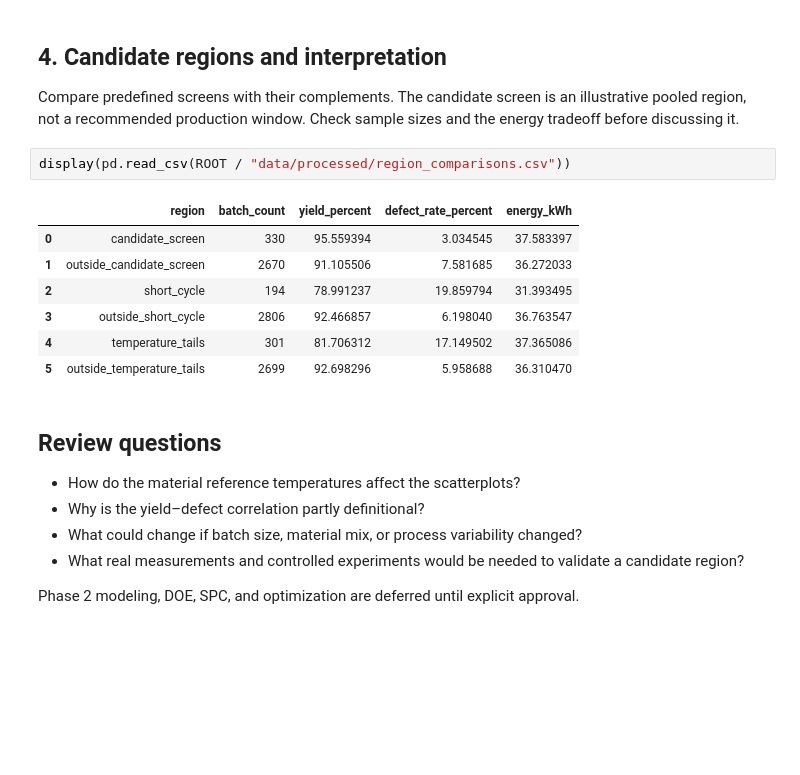
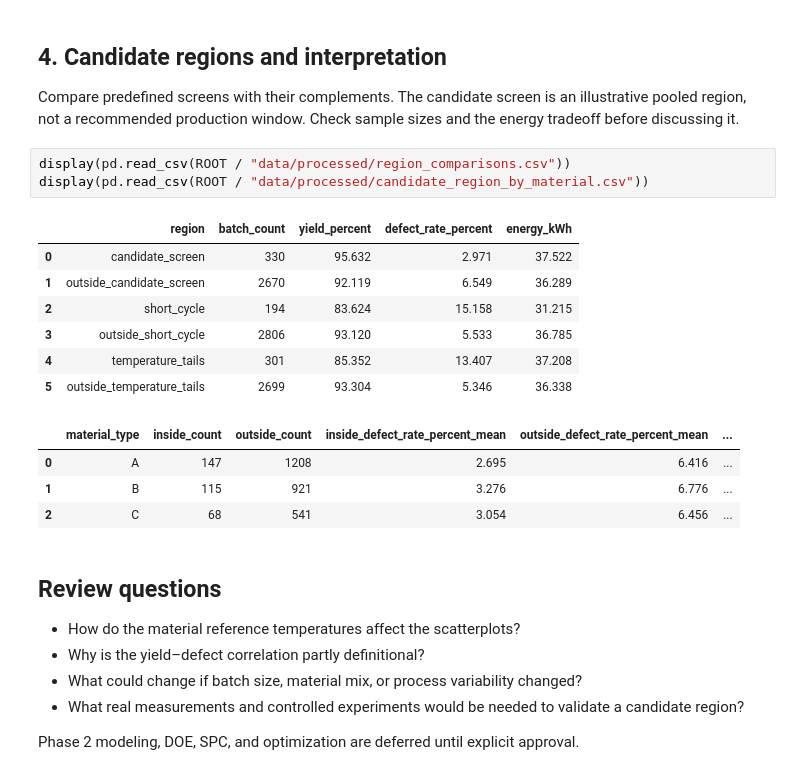
Before and after one commit to tarafdaramirreza-cloud/engineering-process-analytics, a Jupyter notebook: notebooks/01_exploratory_analysis.ipynb, the cells around one changed output. Saved outputs shown, nothing was run; the diff lists cells and outputs as text; blank space fills up the shorter version.

```diff
--- a/notebooks/01_exploratory_analysis.ipynb
+++ b/notebooks/01_exploratory_analysis.ipynb
@@ -120,14 +121,19 @@ display(pd.read_csv(ROOT / "data/processed/correlations.csv", index_col=0))
 Compare predefined screens with their complements. The candidate screen is an illustrative pooled region, not a recommended production window. Check sample sizes and the energy tradeoff before discussing it.
 # %%
 display(pd.read_csv(ROOT / "data/processed/region_comparisons.csv"))
+display(pd.read_csv(ROOT / "data/processed/candidate_region_by_material.csv"))
 # %% [output]
 |  | region | batch_count | yield_percent | defect_rate_percent | energy_kWh |
-| 0 | candidate_screen | 330 | 95.559394 | 3.034545 | 37.583397 |
-| 1 | outside_candidate_screen | 2670 | 91.105506 | 7.581685 | 36.272033 |
-| 2 | short_cycle | 194 | 78.991237 | 19.859794 | 31.393495 |
-| 3 | outside_short_cycle | 2806 | 92.466857 | 6.198040 | 36.763547 |
-| 4 | temperature_tails | 301 | 81.706312 | 17.149502 | 37.365086 |
-| 5 | outside_temperature_tails | 2699 | 92.698296 | 5.958688 | 36.310470 |
+| 0 | candidate_screen | 330 | 95.632 | 2.971 | 37.522 |
+| 1 | outside_candidate_screen | 2670 | 92.119 | 6.549 | 36.289 |
+| 2 | short_cycle | 194 | 83.624 | 15.158 | 31.215 |
+| 3 | outside_short_cycle | 2806 | 93.120 | 5.533 | 36.785 |
+| 4 | temperature_tails | 301 | 85.352 | 13.407 | 37.208 |
+| 5 | outside_temperature_tails | 2699 | 93.304 | 5.346 | 36.338 |
+|  | material_type | inside_count | outside_count | inside_defect_rate_percent_mean | outside_defect_rate_percent_mean | ... |
+| 0 | A | 147 | 1208 | 2.695 | 6.416 | ... |
+| 1 | B | 115 | 921 | 3.276 | 6.776 | ... |
+| 2 | C | 68 | 541 | 3.054 | 6.456 | ... |
 # %% [markdown]
 ## Review questions
 - How do the material reference temperatures affect the scatterplots?
```
Also changed, not shown: parts of 5 cells of this notebook, 25 other files.
